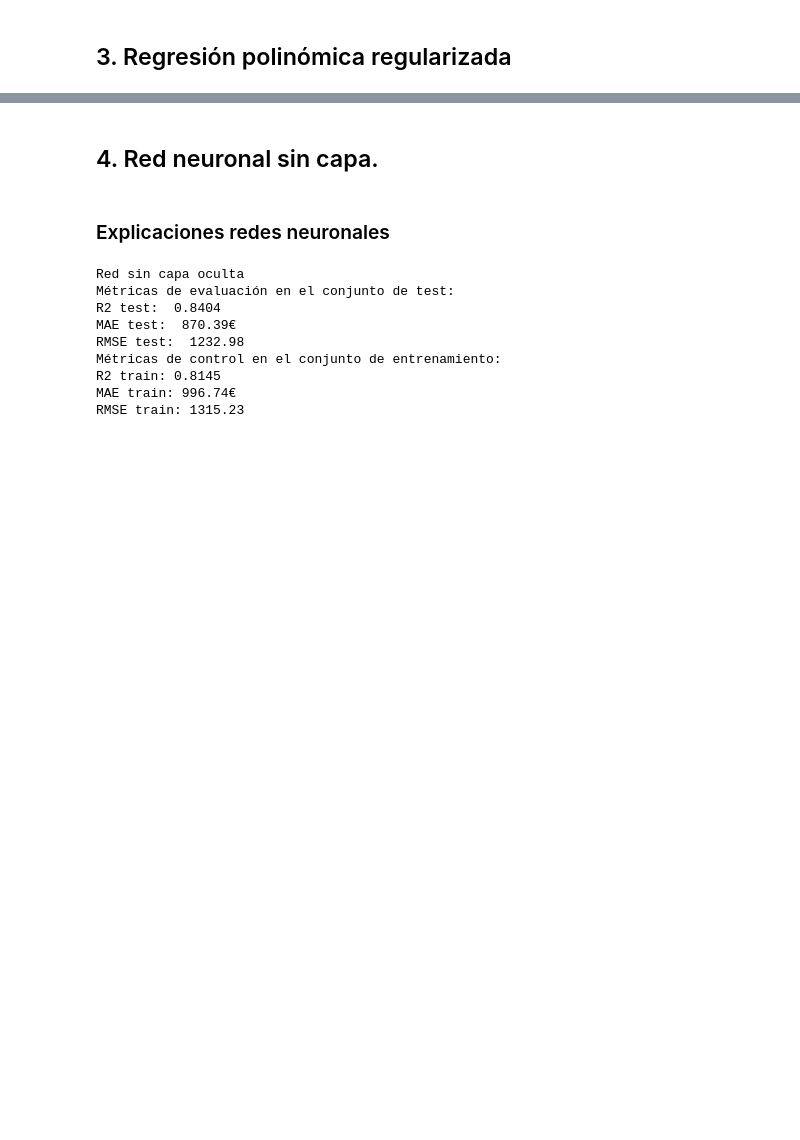
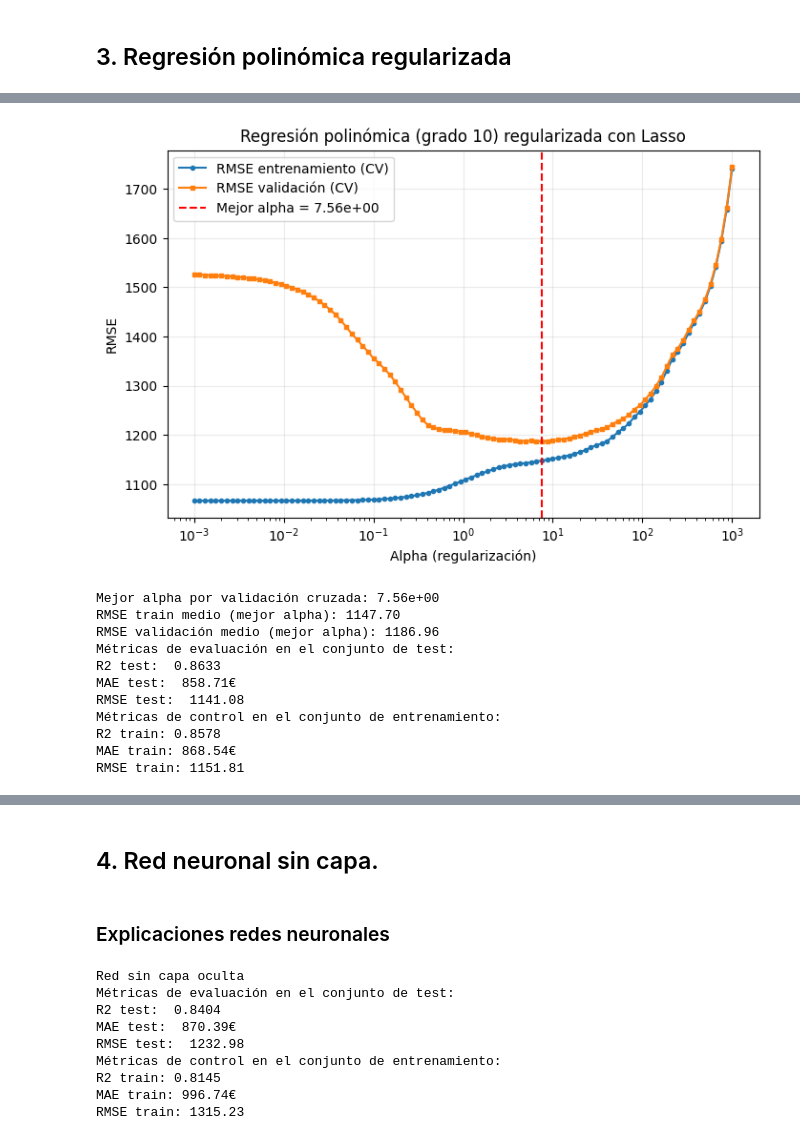
Before and after one commit to EduSS282/AprendizajeAutomatico, a Jupyter notebook: P2/P2.ipynb, the cells around one changed output, grey strips where cells are left out. Cells and saved outputs as stored; diff of their text form; code cells hidden in the pictures; blank space fills up the shorter version.

```diff
--- a/P2/P2.ipynb
+++ b/P2/P2.ipynb
@@ -412,0 +415,80 @@ RMSE train: 1124.66
+# %%
+from sklearn.model_selection import GridSearchCV, KFold
+from sklearn.pipeline import Pipeline
+from sklearn.preprocessing import PolynomialFeatures, StandardScaler
+from sklearn.linear_model import Lasso
+
+grado_fijo = 10
+alphas = np.logspace(-3, 3, 100)
+cv = KFold(n_splits=5, shuffle=True, random_state=28)
+
+pipeline_lasso = Pipeline([
+    ("poly", PolynomialFeatures(degree=grado_fijo, include_bias=False)),
+    ("scaler", StandardScaler()),
+    ("lasso", Lasso(max_iter=10000))
+])
+
+grid_lasso = GridSearchCV(
+    estimator=pipeline_lasso,
+    param_grid={"lasso__alpha": alphas.tolist()},
+    scoring="neg_root_mean_squared_error",
+    cv=cv,
+    return_train_score=True,
+    n_jobs=-1
+)
+
+grid_lasso.fit(X_train, y_train)
+
+cv_results = grid_lasso.cv_results_
+alphas_eval = np.array(cv_results["param_lasso__alpha"], dtype=float)
+rmse_train_media = -cv_results["mean_train_score"]
+rmse_val_media = -cv_results["mean_test_score"]
+
+orden = np.argsort(alphas_eval)
+alphas_eval = alphas_eval[orden]
+rmse_train_media = rmse_train_media[orden]
+rmse_val_media = rmse_val_media[orden]
+
+indice_mejor = int(np.argmin(rmse_val_media))
+mejor_alpha = float(alphas_eval[indice_mejor])
+
+plt.figure(figsize=(8, 5))
+plt.semilogx(alphas_eval, rmse_train_media, marker="o", ms=3, label="RMSE entrenamiento (CV)")
+plt.semilogx(alphas_eval, rmse_val_media, marker="s", ms=3, label="RMSE validación (CV)")
+plt.axvline(mejor_alpha, color="red", linestyle="--", label=f"Mejor alpha = {mejor_alpha:.2e}")
+plt.title("Regresión polinómica (grado 10) regularizada con Lasso")
+plt.xlabel("Alpha (regularización)")
+plt.ylabel("RMSE")
+plt.grid(alpha=0.25)
+plt.legend()
+plt.show()
+
+print(f"Mejor alpha por validación cruzada: {mejor_alpha:.2e}")
+print(f"RMSE train medio (mejor alpha): {rmse_train_media[indice_mejor]:.2f}")
+print(f"RMSE validación medio (mejor alpha): {rmse_val_media[indice_mejor]:.2f}")
+
+mejor_modelo_lasso = grid_lasso.best_estimator_
+metricas_lasso = calcular_metricas(mejor_modelo_lasso, X_train, y_train, X_test, y_test)
+registrar_resultado(
+    "Lasso polinómico (grado 10)",
+    metricas_lasso,
+    Tipo="Polinómico + Lasso",
+    Grado=grado_fijo,
+    Alpha=mejor_alpha,
+    RMSE_CV_train=float(rmse_train_media[indice_mejor]),
+    RMSE_CV_val=float(rmse_val_media[indice_mejor]),
+)
+graficar_residuos(mejor_modelo_lasso, X_test, y_test, f"Lasso polinómico grado {grado_fijo}")
+# %% [output]
+[figure, added]
+Mejor alpha por validación cruzada: 7.56e+00
+RMSE train medio (mejor alpha): 1147.70
+RMSE validación medio (mejor alpha): 1186.96
+Métricas de evaluación en el conjunto de test:
+R2 test:  0.8633
+MAE test:  858.71€
+RMSE test:  1141.08
+Métricas de control en el conjunto de entrenamiento:
+R2 train: 0.8578
+MAE train: 868.54€
+RMSE train: 1151.81
```
Also changed, not shown: parts of 9 cells of this notebook.
